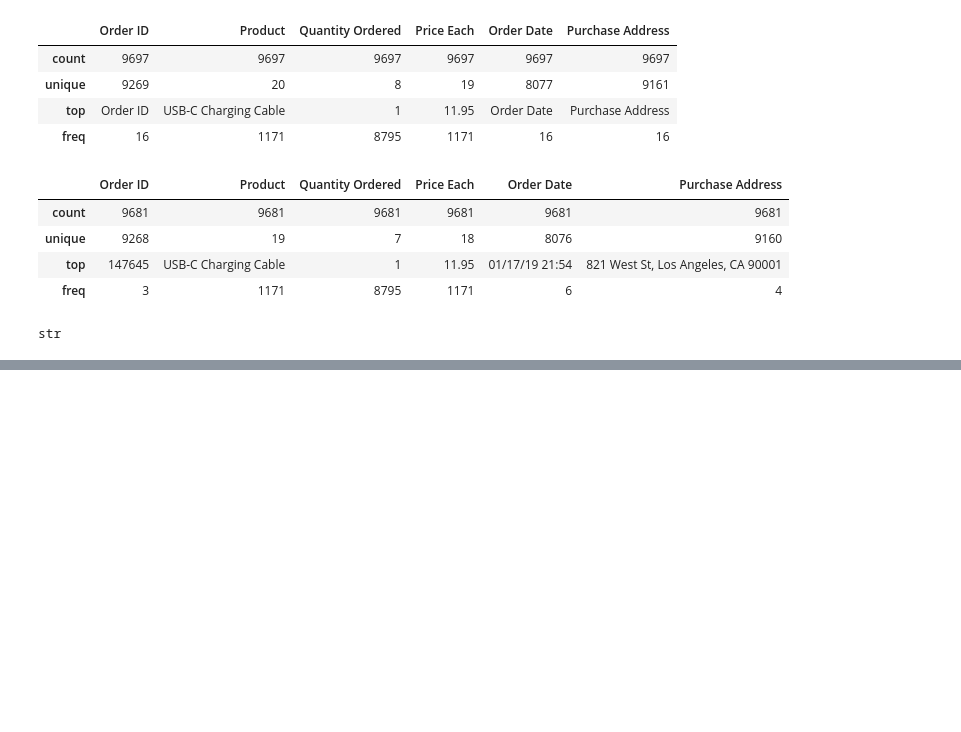
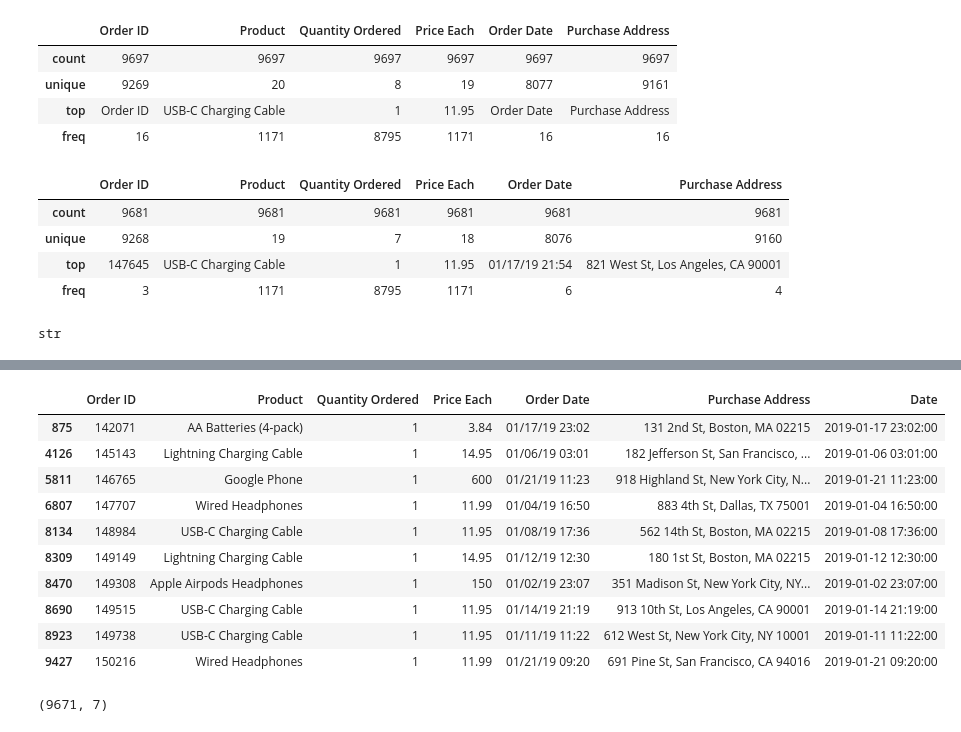
Before and after one commit to charleszange/SalesAnalysis, a Jupyter notebook: 01_EDA.ipynb, the cells around one changed output, grey strips where cells are left out. Cells and saved outputs as stored; diff of their text form; code cells hidden in the pictures; blank space fills up the shorter version.

Commit message:
Updated EDA with removed duplicates, PandasProfiling

```diff
--- a/01_EDA.ipynb
+++ b/01_EDA.ipynb
@@ -69,3 +71,19 @@ dfJanuarySample.describe()
     # Sum up the earnings for all products. Find the products that brought in the top 5 revenue
     # Perform ARIMA and ETS on all five of those products and check this for December (short time to play with, but it is a start)
     # Other questions as they come up
+# %%
+# Let's take a look at the duplicates, if there are any
+dfJanuaryDupes = dfJanuarySample.duplicated()
+dfJanuarySample[dfJanuaryDupes]
+# %% [output]
+|  | Order ID | Product | Quantity Ordered | Price Each | Order Date | Purchase Address | Date |
+| 875 | 142071 | AA Batteries (4-pack) | 1 | 3.84 | 01/17/19 23:02 | 131 2nd St, Boston, MA 02215 | 2019-01-17 23:02:00 |
+| 4126 | 145143 | Lightning Charging Cable | 1 | 14.95 | 01/06/19 03:01 | 182 Jefferson St, San Francisco, ... | 2019-01-06 03:01:00 |
+| 5811 | 146765 | Google Phone | 1 | 600 | 01/21/19 11:23 | 918 Highland St, New York City, N... | 2019-01-21 11:23:00 |
+| 6807 | 147707 | Wired Headphones | 1 | 11.99 | 01/04/19 16:50 | 883 4th St, Dallas, TX 75001 | 2019-01-04 16:50:00 |
+| 8134 | 148984 | USB-C Charging Cable | 1 | 11.95 | 01/08/19 17:36 | 562 14th St, Boston, MA 02215 | 2019-01-08 17:36:00 |
+| 8309 | 149149 | Lightning Charging Cable | 1 | 14.95 | 01/12/19 12:30 | 180 1st St, Boston, MA 02215 | 2019-01-12 12:30:00 |
+| 8470 | 149308 | Apple Airpods Headphones | 1 | 150 | 01/02/19 23:07 | 351 Madison St, New York City, NY... | 2019-01-02 23:07:00 |
+| 8690 | 149515 | USB-C Charging Cable | 1 | 11.95 | 01/14/19 21:19 | 913 10th St, Los Angeles, CA 90001 | 2019-01-14 21:19:00 |
+| 8923 | 149738 | USB-C Charging Cable | 1 | 11.95 | 01/11/19 11:22 | 612 West St, New York City, NY 10001 | 2019-01-11 11:22:00 |
+| 9427 | 150216 | Wired Headphones | 1 | 11.99 | 01/21/19 09:20 | 691 Pine St, San Francisco, CA 94016 | 2019-01-21 09:20:00 |
@@ -71,0 +92,4 @@ dfJanuarySample.describe()
+# %%
+dfJanuarySample.shape
+# %% [output]
+(9671, 7)
```
Also changed, not shown: parts of 6 cells of this notebook.
